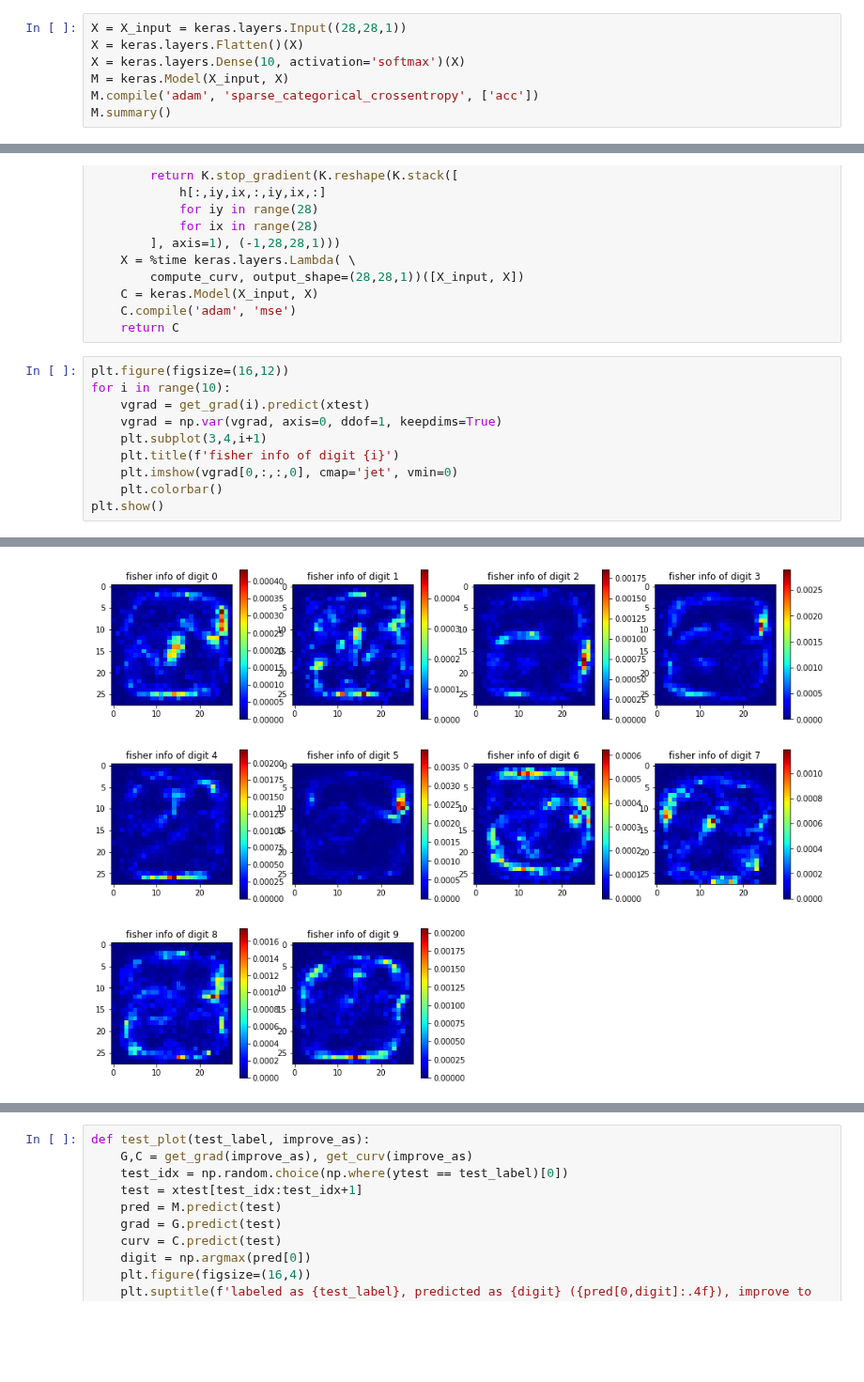
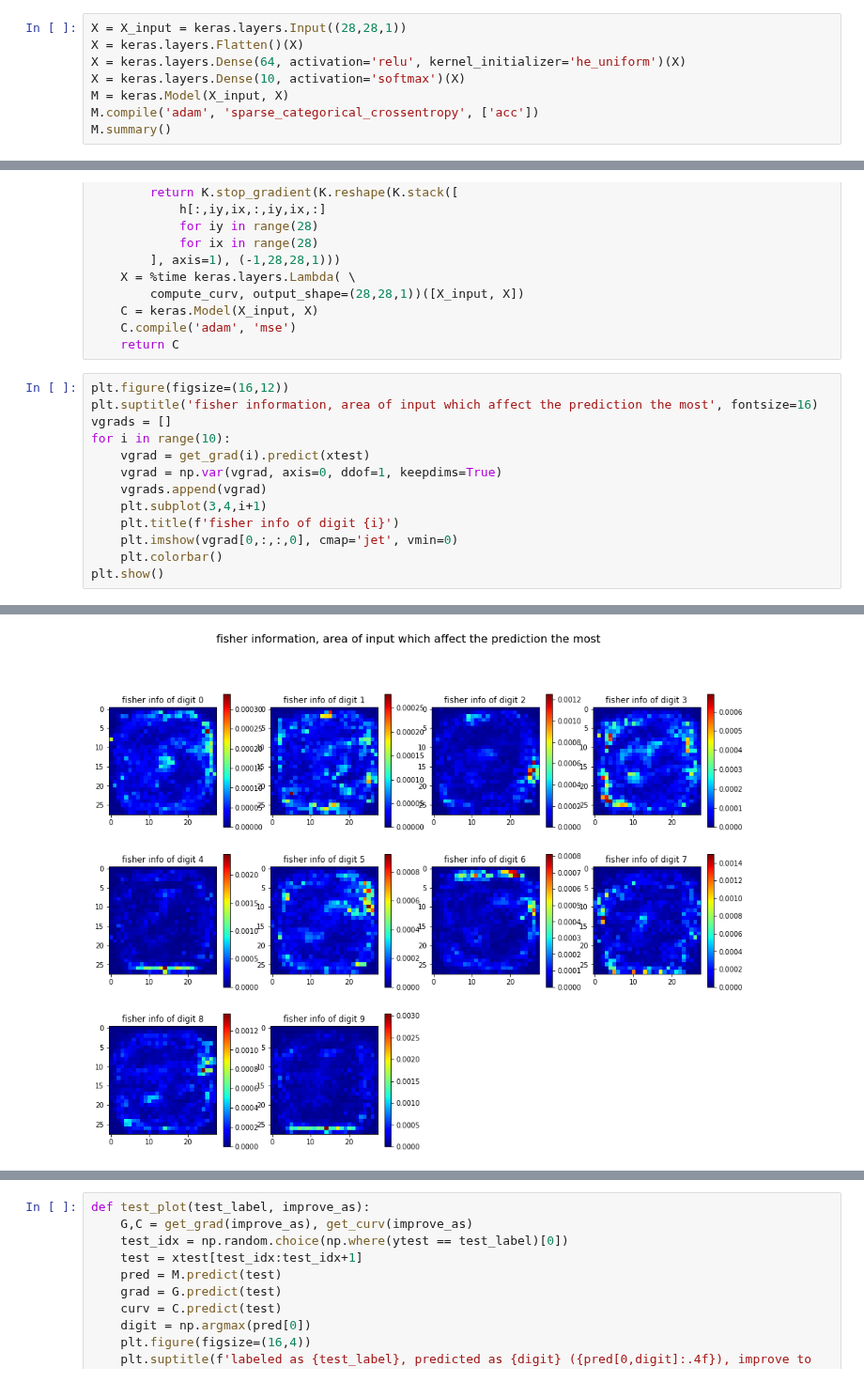
Before and after one commit to mammalwong/ml-study, a Jupyter notebook: gradnet.ipynb, the cells around one changed output, grey strips where cells are left out. Shown at 94% size. Cells and saved outputs as stored; diff of their text form; blank space fills up the shorter version.

```diff
--- a/gradnet.ipynb
+++ b/gradnet.ipynb
@@ -12,6 +12,7 @@ xtrain, xtest = (x[:,:,:,np.newaxis]/255 for x in (xtrain, xtest))
 # %%
 X = X_input = keras.layers.Input((28,28,1))
 X = keras.layers.Flatten()(X)
+X = keras.layers.Dense(64, activation='relu', kernel_initializer='he_uniform')(X)
 X = keras.layers.Dense(10, activation='softmax')(X)
 M = keras.Model(X_input, X)
 M.compile('adam', 'sparse_categorical_crossentropy', ['acc'])
@@ -83,9 +86,12 @@ def get_curv(i):
     return C
 # %%
 plt.figure(figsize=(16,12))
+plt.suptitle('fisher information, area of input which affect the prediction the most', fontsize=16)
+vgrads = []
 for i in range(10):
     vgrad = get_grad(i).predict(xtest)
     vgrad = np.var(vgrad, axis=0, ddof=1, keepdims=True)
+    vgrads.append(vgrad)
     plt.subplot(3,4,i+1)
     plt.title(f'fisher info of digit {i}')
     plt.imshow(vgrad[0,:,:,0], cmap='jet', vmin=0)
@@ -112 +118 @@ Wall time: 13.4 ms
-[figure, old version]
+[figure, new version]
```
Also changed, not shown: parts of 7 cells of this notebook.
